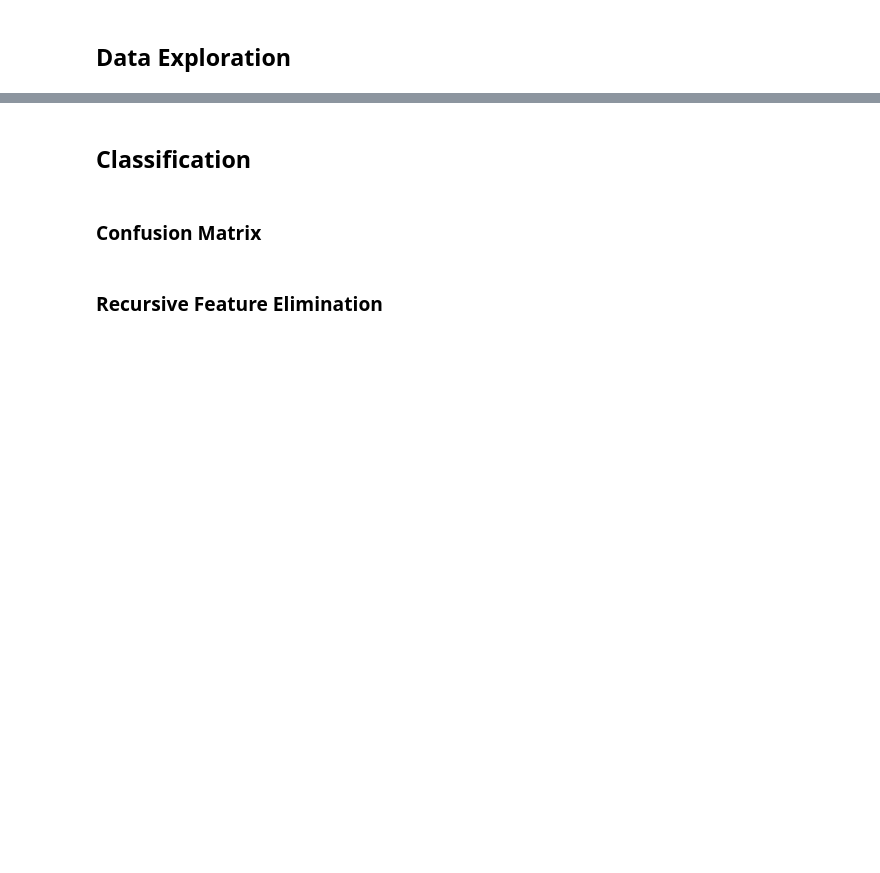
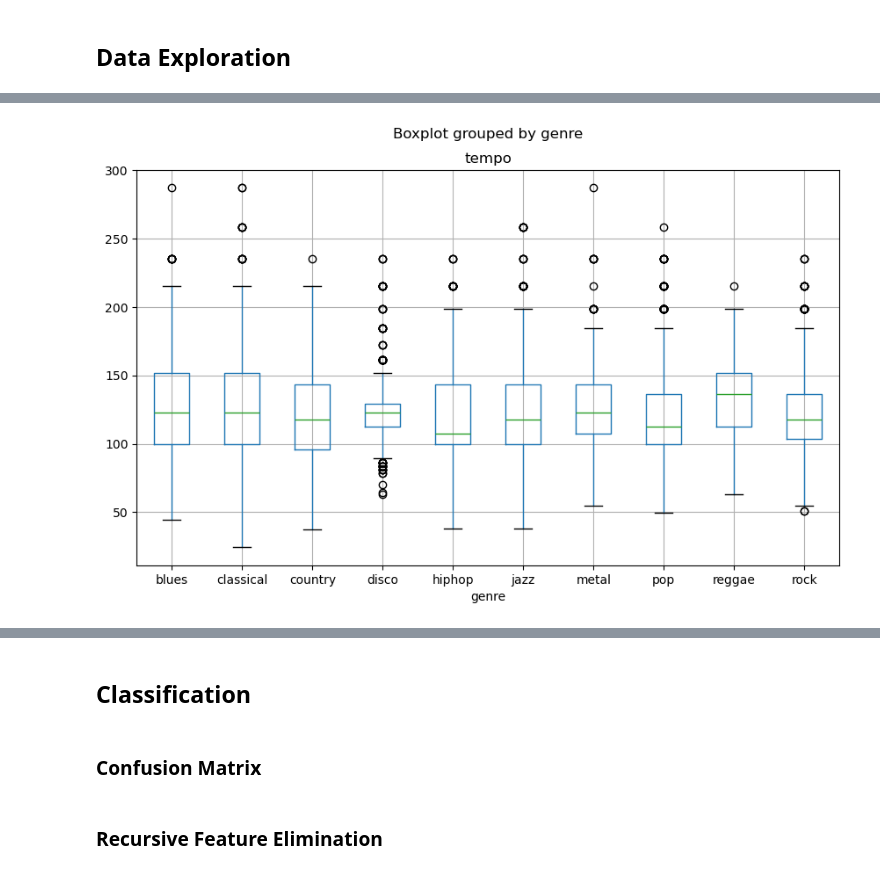
Before and after one commit to MicheleMeazzini/Songs-Genre-Classifier, a Jupyter notebook: notebooks/project.ipynb, the cells around one changed output, grey strips where cells are left out. Cells and saved outputs as stored; diff of their text form; code cells hidden in the pictures; blank space fills up the shorter version.

```diff
--- a/notebooks/project.ipynb
+++ b/notebooks/project.ipynb
@@ -19,0 +203,7 @@ This project aims to speed up the process of classifying songs by genre using di
+# %%
+df.boxplot(column = 'tempo',
+           by = 'genre',
+           figsize = (10, 6))
+plt.show()
+# %% [output]
+[figure, added]
```
Also changed, not shown: parts of 35 cells of this notebook, 3 other files.
